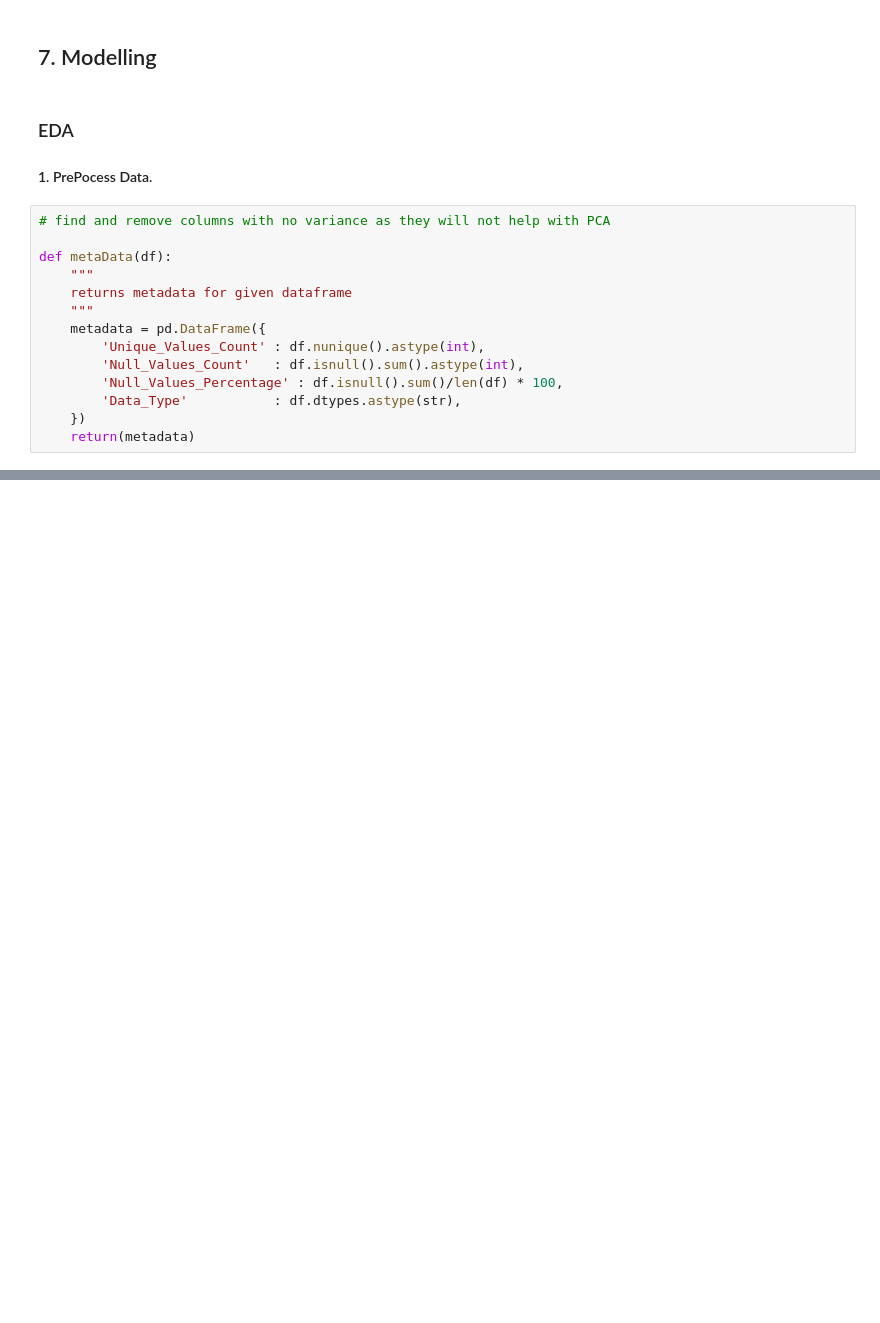
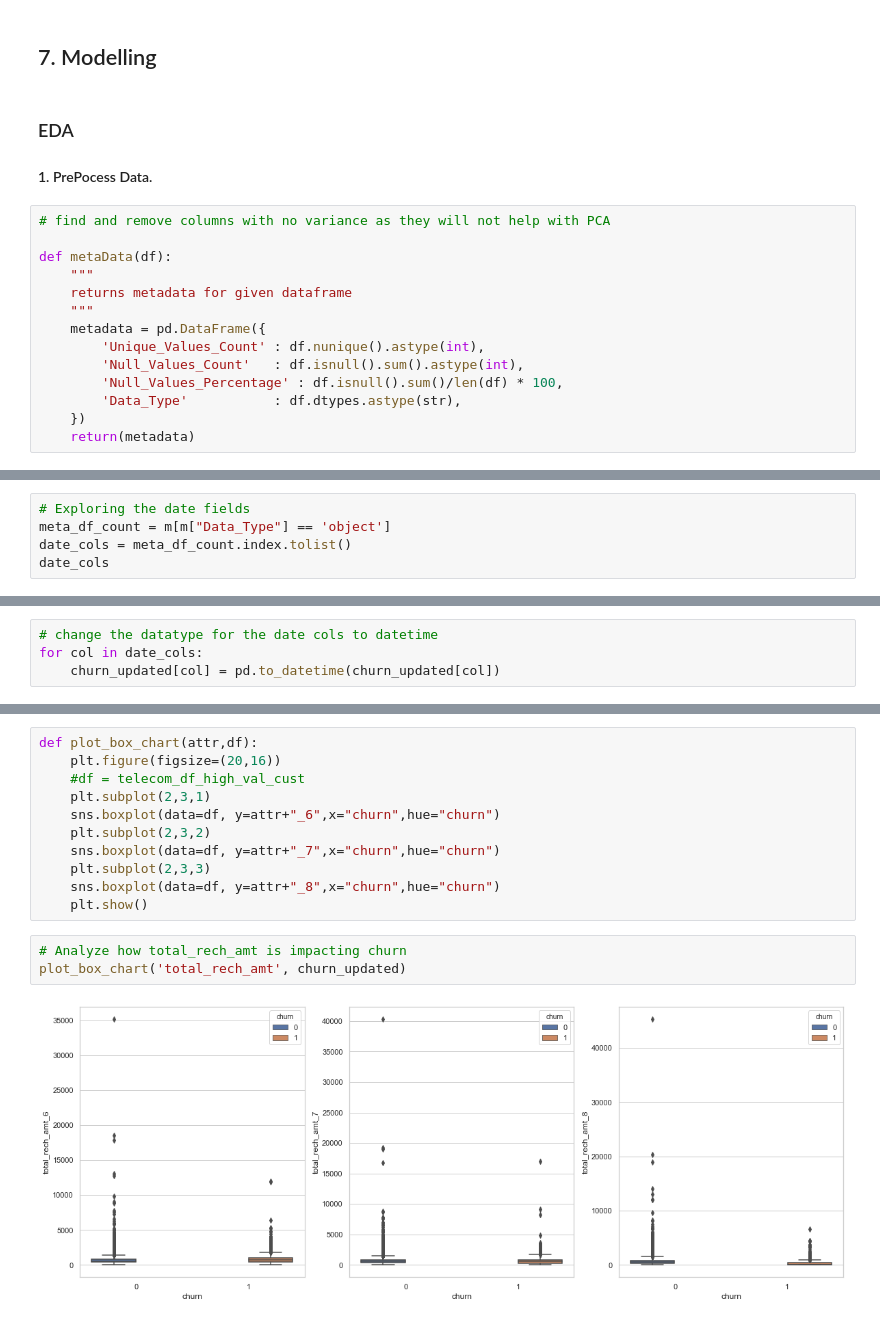
Before and after one commit to CalmIdiot1982/IIIT-PCA-Assignment, a Jupyter notebook: Telecom_Case_Study_Assignment.ipynb, the cells around one changed output, grey strips where cells are left out. Saved outputs shown, nothing was run; the diff lists cells and outputs as text; blank space fills up the shorter version.

```diff
--- a/Telecom_Case_Study_Assignment.ipynb
+++ b/Telecom_Case_Study_Assignment.ipynb
@@ -726,0 +808,5 @@ churn_updated.shape
+# %%
+# Exploring the date fields
+meta_df_count = m[m["Data_Type"] == 'object']
+date_cols = meta_df_count.index.tolist()
+date_cols
@@ -726,0 +820,4 @@ churn_updated.shape
+# %%
+# change the datatype for the date cols to datetime
+for col in date_cols:
+    churn_updated[col] = pd.to_datetime(churn_updated[col])
@@ -726,0 +866,16 @@ churn_updated.shape
+# %%
+def plot_box_chart(attr,df):
+    plt.figure(figsize=(20,16))
+    #df = telecom_df_high_val_cust
+    plt.subplot(2,3,1)
+    sns.boxplot(data=df, y=attr+"_6",x="churn",hue="churn")
+    plt.subplot(2,3,2)
+    sns.boxplot(data=df, y=attr+"_7",x="churn",hue="churn")
+    plt.subplot(2,3,3)
+    sns.boxplot(data=df, y=attr+"_8",x="churn",hue="churn")
+    plt.show()
+# %%
+# Analyze how total_rech_amt is impacting churn
+plot_box_chart('total_rech_amt', churn_updated)
+# %% [output]
+[figure, added]
```
Also changed, not shown: parts of 42 cells of this notebook.
